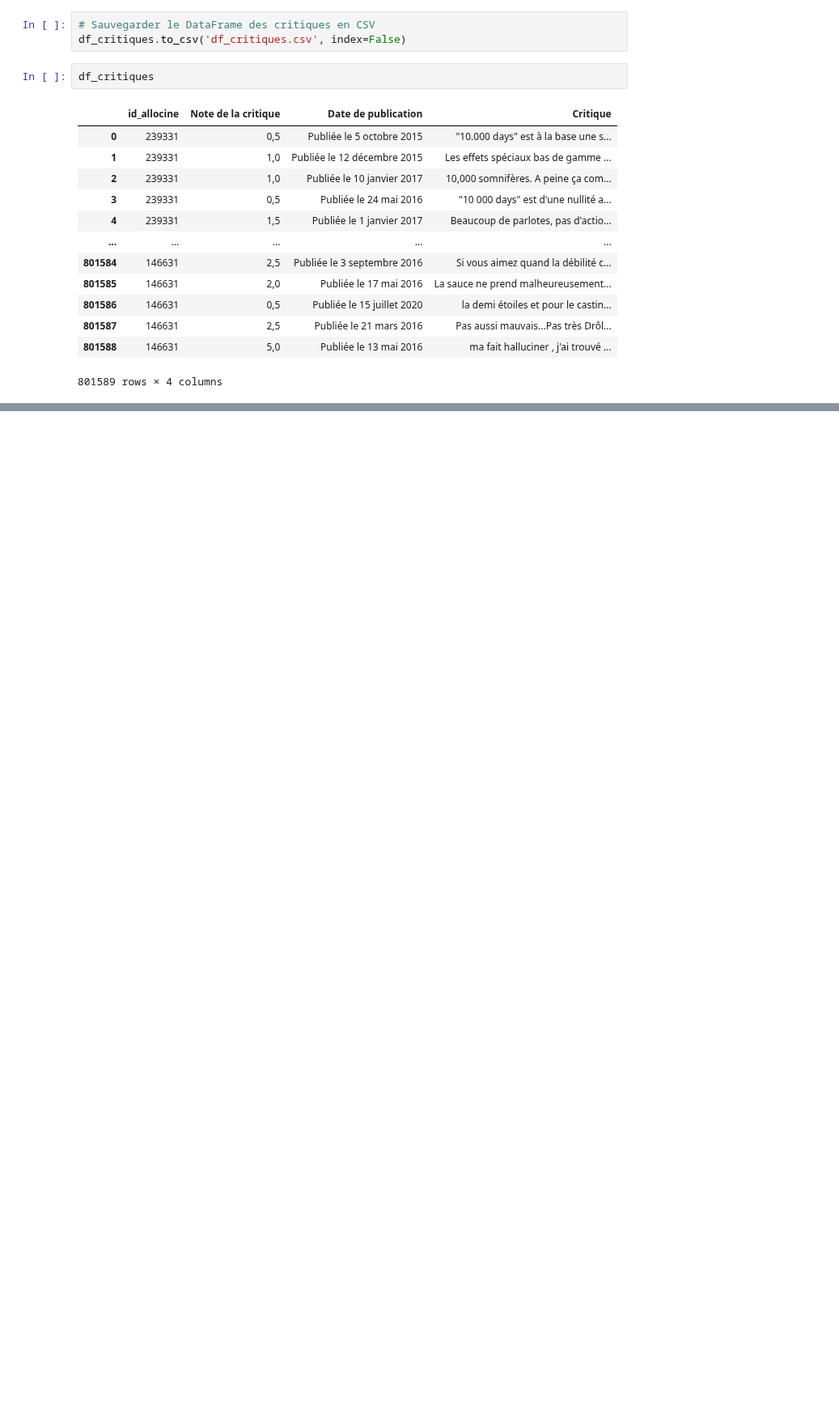
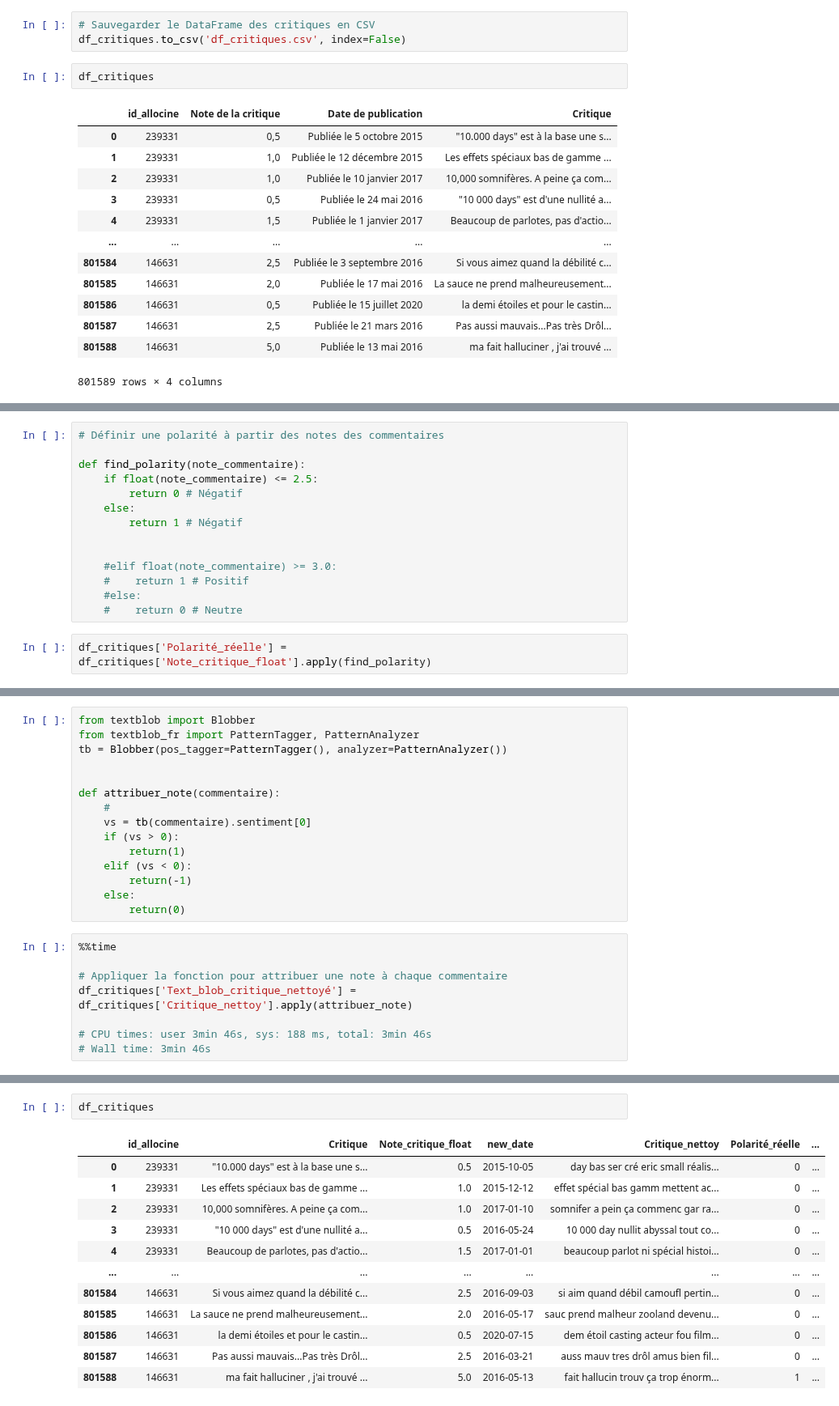
Before and after one commit to mass2330/python_ds_film, a Jupyter notebook: notebook_final.ipynb, the cells around one changed output, grey strips where cells are left out. Shown at 81% size. Cells and saved outputs as stored; diff of their text form; blank space fills up the shorter version.

Commit message:
début nlp critiques

```diff
--- a/notebook_final.ipynb
+++ b/notebook_final.ipynb
@@ -966,0 +1076,16 @@ df_critiques
+# %%
+# Définir une polarité à partir des notes des commentaires
+
+def find_polarity(note_commentaire):
+    if float(note_commentaire) <= 2.5:
+        return 0 # Négatif
+    else:
+        return 1 # Négatif
+
+
+    #elif float(note_commentaire) >= 3.0:
+    #    return 1 # Positif
+    #else:
+    #    return 0 # Neutre
+# %%
+df_critiques['Polarité_réelle'] = df_critiques['Note_critique_float'].apply(find_polarity)
@@ -966,0 +1108,23 @@ df_critiques
+# %%
+from textblob import Blobber
+from textblob_fr import PatternTagger, PatternAnalyzer
+tb = Blobber(pos_tagger=PatternTagger(), analyzer=PatternAnalyzer())
+
+
+def attribuer_note(commentaire):
+    #
+    vs = tb(commentaire).sentiment[0]
+    if (vs > 0):
+        return(1)
+    elif (vs < 0):
+        return(-1)
+    else:
+        return(0)
+# %%
+%%time
+
+# Appliquer la fonction pour attribuer une note à chaque commentaire
+df_critiques['Text_blob_critique_nettoyé'] = df_critiques['Critique_nettoy'].apply(attribuer_note)
+
+# CPU times: user 3min 46s, sys: 188 ms, total: 3min 46s
+# Wall time: 3min 46s
@@ -966,0 +1134,15 @@ df_critiques
+# %%
+df_critiques
+# %% [output]
+|  | id_allocine | Critique | Note_critique_float | new_date | Critique_nettoy | Polarité_réelle | ... |
+| 0 | 239331 | "10.000 days" est à la base une s... | 0.5 | 2015-10-05 | day bas ser cré eric small réalis... | 0 | ... |
+| 1 | 239331 | Les effets spéciaux bas de gamme ... | 1.0 | 2015-12-12 | effet spécial bas gamm mettent ac... | 0 | ... |
+| 2 | 239331 | 10,000 somnifères. A peine ça com... | 1.0 | 2017-01-10 | somnifer a pein ça commenc gar ra... | 0 | ... |
+| 3 | 239331 | "10 000 days" est d'une nullité a... | 0.5 | 2016-05-24 | 10 000 day nullit abyssal tout co... | 0 | ... |
+| 4 | 239331 | Beaucoup de parlotes, pas d'actio... | 1.5 | 2017-01-01 | beaucoup parlot ni spécial histoi... | 0 | ... |
+| ... | ... | ... | ... | ... | ... | ... | ... |
+| 801584 | 146631 | Si vous aimez quand la débilité c... | 2.5 | 2016-09-03 | si aim quand débil camoufl pertin... | 0 | ... |
+| 801585 | 146631 | La sauce ne prend malheureusement... | 2.0 | 2016-05-17 | sauc prend malheur zooland devenu... | 0 | ... |
+| 801586 | 146631 | la demi étoiles et pour le castin... | 0.5 | 2020-07-15 | dem étoil casting acteur fou film... | 0 | ... |
+| 801587 | 146631 | Pas aussi mauvais...Pas très Drôl... | 2.5 | 2016-03-21 | auss mauv tres drôl amus bien fil... | 0 | ... |
+| 801588 | 146631 | ma fait halluciner , j'ai trouvé ... | 5.0 | 2016-05-13 | fait hallucin trouv ça trop énorm... | 1 | ... |
```
Also changed, not shown: parts of 14 cells of this notebook, 1 other file.
